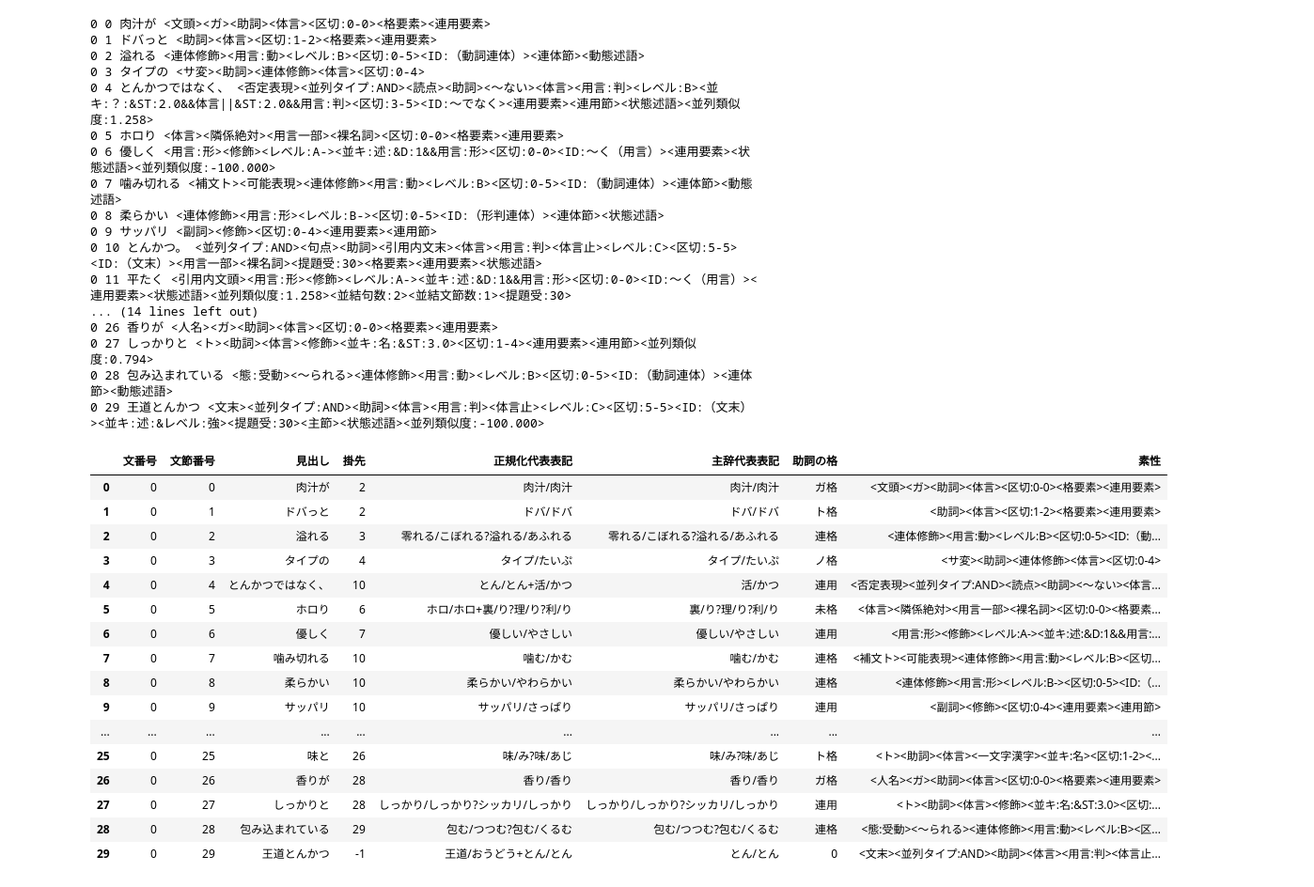
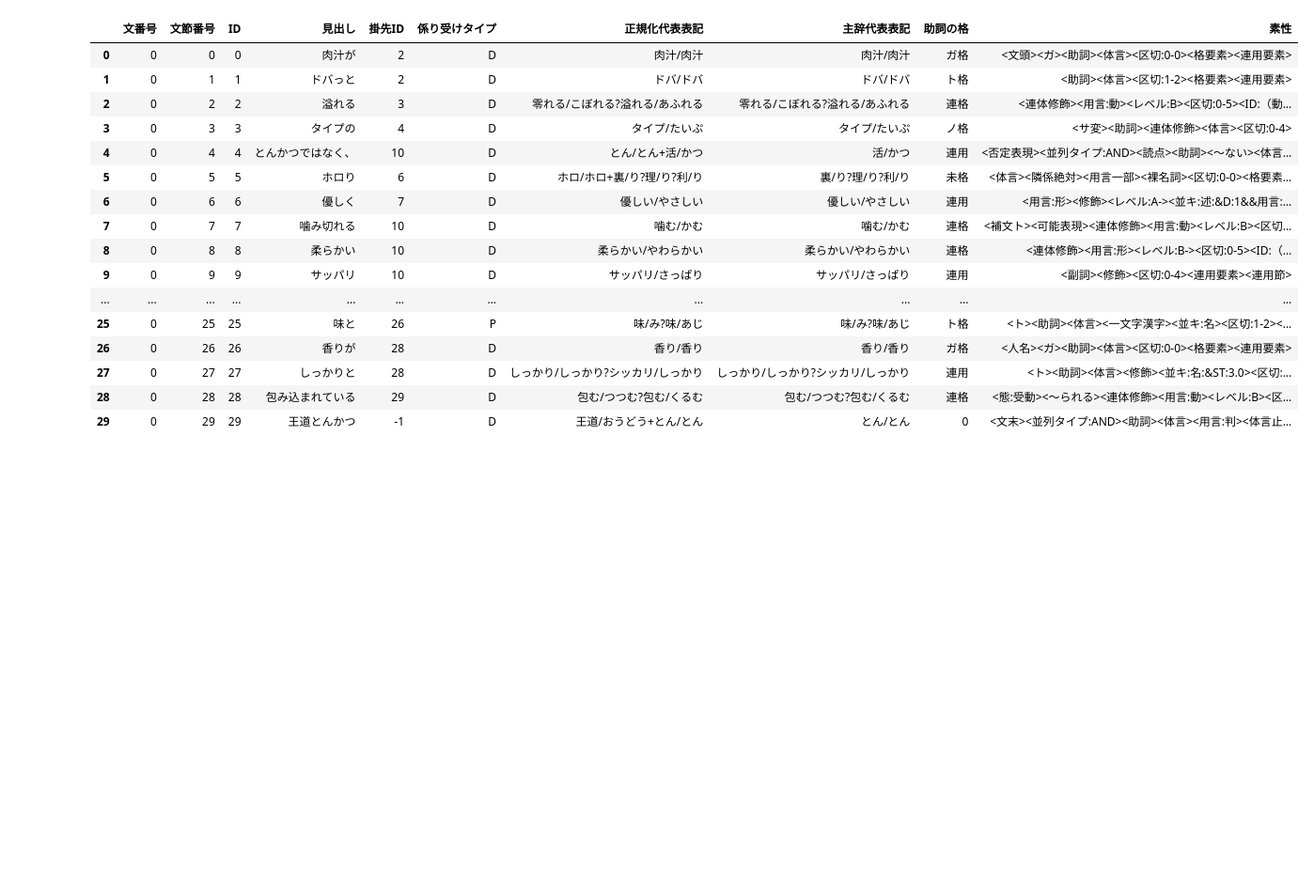
Before and after one commit to BDA2019TeamA/NLPLibrary, a Jupyter notebook: knpws.ipynb, the cells around one changed output. Shown at 94% size. Drawn from its saved outputs; the diff is of its cells as text; code cells hidden in the pictures; blank space fills up the shorter version.

Commit message:
commentlist作成時に素性処理をするように変更

```diff
--- a/knpws.ipynb
+++ b/knpws.ipynb
@@ -55,37 +55,20 @@ Analysis is done ignoring "\n".
 # %%
-pyknp_chunkinfo(comment_list)
+pyknp_chunk2df(comment_list)
 # %% [output]
-0 0 肉汁が <文頭><ガ><助詞><体言><区切:0-0><格要素><連用要素>
-0 1 ドバっと <助詞><体言><区切:1-2><格要素><連用要素>
-0 2 溢れる <連体修飾><用言:動><レベル:B><区切:0-5><ID:（動詞連体）><連体節><動態述語>
-0 3 タイプの <サ変><助詞><連体修飾><体言><区切:0-4>
-0 4 とんかつではなく、 <否定表現><並列タイプ:AND><読点><助詞><〜ない><体言><用言:判><レベル:B><並キ:？:&ST:2.0&&体言||&ST:2.0&&用言:判><区切:3-5><ID:〜でなく><連用要素><連用節><状態述語><並列類似度:1.258>
-0 5 ホロり <体言><隣係絶対><用言一部><裸名詞><区切:0-0><格要素><連用要素>
-0 6 優しく <用言:形><修飾><レベル:A-><並キ:述:&D:1&&用言:形><区切:0-0><ID:〜く（用言）><連用要素><状態述語><並列類似度:-100.000>
-0 7 噛み切れる <補文ト><可能表現><連体修飾><用言:動><レベル:B><区切:0-5><ID:（動詞連体）><連体節><動態述語>
-0 8 柔らかい <連体修飾><用言:形><レベル:B-><区切:0-5><ID:（形判連体）><連体節><状態述語>
-0 9 サッパリ <副詞><修飾><区切:0-4><連用要素><連用節>
-0 10 とんかつ。 <並列タイプ:AND><句点><助詞><引用内文末><体言><用言:判><体言止><レベル:C><区切:5-5><ID:（文末）><用言一部><裸名詞><提題受:30><格要素><連用要素><状態述語>
-0 11 平たく <引用内文頭><用言:形><修飾><レベル:A-><並キ:述:&D:1&&用言:形><区切:0-0><ID:〜く（用言）><連用要素><状態述語><並列類似度:1.258><並結句数:2><並結文節数:1><提題受:30>
-... (14 lines left out)
-0 26 香りが <人名><ガ><助詞><体言><区切:0-0><格要素><連用要素>
-0 27 しっかりと <ト><助詞><体言><修飾><並キ:名:&ST:3.0><区切:1-4><連用要素><連用節><並列類似度:0.794>
-0 28 包み込まれている <態:受動><〜られる><連体修飾><用言:動><レベル:B><区切:0-5><ID:（動詞連体）><連体節><動態述語>
-0 29 王道とんかつ <文末><並列タイプ:AND><助詞><体言><用言:判><体言止><レベル:C><区切:5-5><ID:（文末）><並キ:述:&レベル:強><提題受:30><主節><状態述語><並列類似度:-100.000>
-|  | 文番号 | 文節番号 | 見出し | 掛先 | 正規化代表表記 | 主辞代表表記 | 助詞の格 | 素性 |
-| 0 | 0 | 0 | 肉汁が | 2 | 肉汁/肉汁 | 肉汁/肉汁 | ガ格 | <文頭><ガ><助詞><体言><区切:0-0><格要素><連用要素> |
-| 1 | 0 | 1 | ドバっと | 2 | ドバ/ドバ | ドバ/ドバ | ト格 | <助詞><体言><区切:1-2><格要素><連用要素> |
-| 2 | 0 | 2 | 溢れる | 3 | 零れる/こぼれる?溢れる/あふれる | 零れる/こぼれる?溢れる/あふれる | 連格 | <連体修飾><用言:動><レベル:B><区切:0-5><ID:（動... |
-| 3 | 0 | 3 | タイプの | 4 | タイプ/たいぷ | タイプ/たいぷ | ノ格 | <サ変><助詞><連体修飾><体言><区切:0-4> |
-| 4 | 0 | 4 | とんかつではなく、 | 10 | とん/とん+活/かつ | 活/かつ | 連用 | <否定表現><並列タイプ:AND><読点><助詞><〜ない><体言... |
-| 5 | 0 | 5 | ホロり | 6 | ホロ/ホロ+裏/り?理/り?利/り | 裏/り?理/り?利/り | 未格 | <体言><隣係絶対><用言一部><裸名詞><区切:0-0><格要素... |
-| 6 | 0 | 6 | 優しく | 7 | 優しい/やさしい | 優しい/やさしい | 連用 | <用言:形><修飾><レベル:A-><並キ:述:&D:1&&用言:... |
-| 7 | 0 | 7 | 噛み切れる | 10 | 噛む/かむ | 噛む/かむ | 連格 | <補文ト><可能表現><連体修飾><用言:動><レベル:B><区切... |
-| 8 | 0 | 8 | 柔らかい | 10 | 柔らかい/やわらかい | 柔らかい/やわらかい | 連格 | <連体修飾><用言:形><レベル:B-><区切:0-5><ID:（... |
-| 9 | 0 | 9 | サッパリ | 10 | サッパリ/さっぱり | サッパリ/さっぱり | 連用 | <副詞><修飾><区切:0-4><連用要素><連用節> |
-| ... | ... | ... | ... | ... | ... | ... | ... | ... |
-| 25 | 0 | 25 | 味と | 26 | 味/み?味/あじ | 味/み?味/あじ | ト格 | <ト><助詞><体言><一文字漢字><並キ:名><区切:1-2><... |
-| 26 | 0 | 26 | 香りが | 28 | 香り/香り | 香り/香り | ガ格 | <人名><ガ><助詞><体言><区切:0-0><格要素><連用要素> |
-| 27 | 0 | 27 | しっかりと | 28 | しっかり/しっかり?シッカリ/しっかり | しっかり/しっかり?シッカリ/しっかり | 連用 | <ト><助詞><体言><修飾><並キ:名:&ST:3.0><区切:... |
-| 28 | 0 | 28 | 包み込まれている | 29 | 包む/つつむ?包む/くるむ | 包む/つつむ?包む/くるむ | 連格 | <態:受動><〜られる><連体修飾><用言:動><レベル:B><区... |
-| 29 | 0 | 29 | 王道とんかつ | -1 | 王道/おうどう+とん/とん | とん/とん | 0 | <文末><並列タイプ:AND><助詞><体言><用言:判><体言止... |
+|  | 文番号 | 文節番号 | ID | 見出し | 掛先ID | 係り受けタイプ | 正規化代表表記 | 主辞代表表記 | 助詞の格 | 素性 |
+| 0 | 0 | 0 | 0 | 肉汁が | 2 | D | 肉汁/肉汁 | 肉汁/肉汁 | ガ格 | <文頭><ガ><助詞><体言><区切:0-0><格要素><連用要素> |
+| 1 | 0 | 1 | 1 | ドバっと | 2 | D | ドバ/ドバ | ドバ/ドバ | ト格 | <助詞><体言><区切:1-2><格要素><連用要素> |
+| 2 | 0 | 2 | 2 | 溢れる | 3 | D | 零れる/こぼれる?溢れる/あふれる | 零れる/こぼれる?溢れる/あふれる | 連格 | <連体修飾><用言:動><レベル:B><区切:0-5><ID:（動... |
+| 3 | 0 | 3 | 3 | タイプの | 4 | D | タイプ/たいぷ | タイプ/たいぷ | ノ格 | <サ変><助詞><連体修飾><体言><区切:0-4> |
+| 4 | 0 | 4 | 4 | とんかつではなく、 | 10 | D | とん/とん+活/かつ | 活/かつ | 連用 | <否定表現><並列タイプ:AND><読点><助詞><〜ない><体言... |
+| 5 | 0 | 5 | 5 | ホロり | 6 | D | ホロ/ホロ+裏/り?理/り?利/り | 裏/り?理/り?利/り | 未格 | <体言><隣係絶対><用言一部><裸名詞><区切:0-0><格要素... |
+| 6 | 0 | 6 | 6 | 優しく | 7 | D | 優しい/やさしい | 優しい/やさしい | 連用 | <用言:形><修飾><レベル:A-><並キ:述:&D:1&&用言:... |
+| 7 | 0 | 7 | 7 | 噛み切れる | 10 | D | 噛む/かむ | 噛む/かむ | 連格 | <補文ト><可能表現><連体修飾><用言:動><レベル:B><区切... |
+| 8 | 0 | 8 | 8 | 柔らかい | 10 | D | 柔らかい/やわらかい | 柔らかい/やわらかい | 連格 | <連体修飾><用言:形><レベル:B-><区切:0-5><ID:（... |
+| 9 | 0 | 9 | 9 | サッパリ | 10 | D | サッパリ/さっぱり | サッパリ/さっぱり | 連用 | <副詞><修飾><区切:0-4><連用要素><連用節> |
+| ... | ... | ... | ... | ... | ... | ... | ... | ... | ... | ... |
+| 25 | 0 | 25 | 25 | 味と | 26 | P | 味/み?味/あじ | 味/み?味/あじ | ト格 | <ト><助詞><体言><一文字漢字><並キ:名><区切:1-2><... |
+| 26 | 0 | 26 | 26 | 香りが | 28 | D | 香り/香り | 香り/香り | ガ格 | <人名><ガ><助詞><体言><区切:0-0><格要素><連用要素> |
+| 27 | 0 | 27 | 27 | しっかりと | 28 | D | しっかり/しっかり?シッカリ/しっかり | しっかり/しっかり?シッカリ/しっかり | 連用 | <ト><助詞><体言><修飾><並キ:名:&ST:3.0><区切:... |
+| 28 | 0 | 28 | 28 | 包み込まれている | 29 | D | 包む/つつむ?包む/くるむ | 包む/つつむ?包む/くるむ | 連格 | <態:受動><〜られる><連体修飾><用言:動><レベル:B><区... |
+| 29 | 0 | 29 | 29 | 王道とんかつ | -1 | D | 王道/おうどう+とん/とん | とん/とん | 0 | <文末><並列タイプ:AND><助詞><体言><用言:判><体言止... |
```
Also changed, not shown: parts of 3 cells of this notebook, 1 other file.
